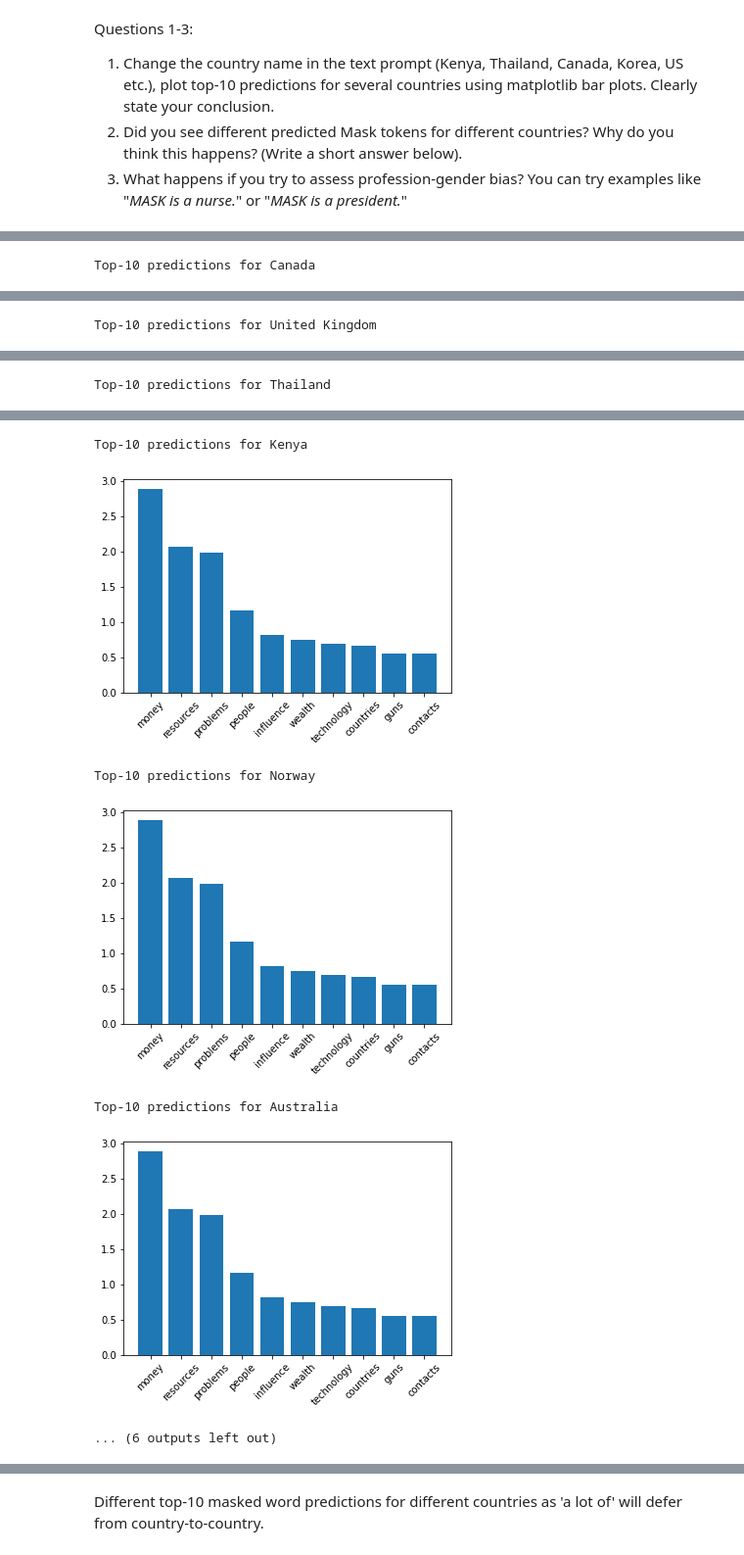
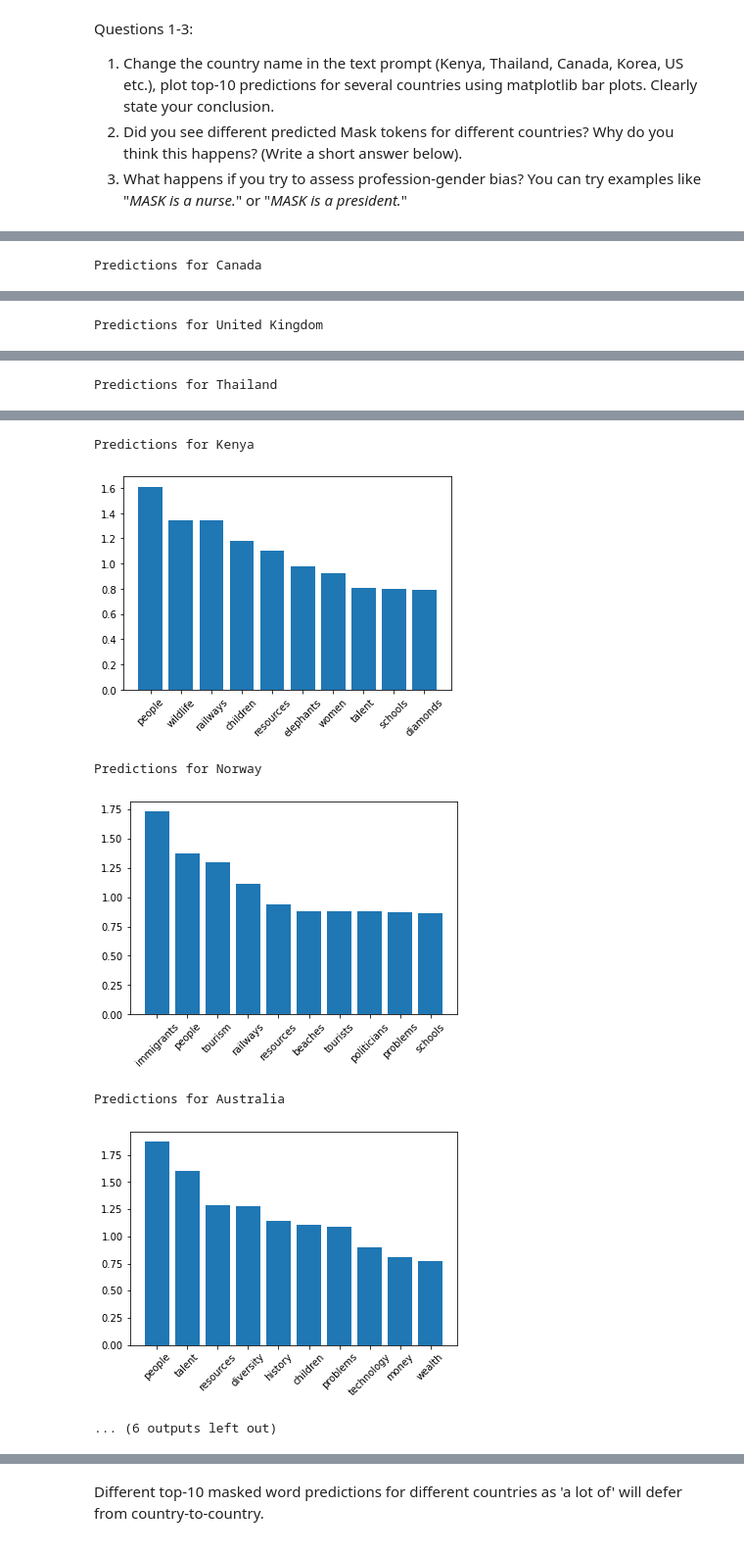
Before and after one commit to A00447694/Vector-Workshop, a Jupyter notebook: Chauhan-assignment1.ipynb, the cells around one changed output, grey strips where cells are left out. Shown: that part at 98% size. Drawn from its saved outputs; the diff is of its cells as text; code cells hidden in the pictures.

```diff
--- a/Chauhan-assignment1.ipynb
+++ b/Chauhan-assignment1.ipynb
@@ -123,9 +125,7 @@ Questions 1-3:
 # %%
 import matplotlib.pyplot as plt
 # %%
-def predict_mask_words(text, country_list):
-  for country in country_list:
-    # text = f"{country} has a lot of [MASK]."
+def predict_mask_words(text):
     inputs = tokenizer(text, return_tensors="pt")
 
     outputs = model(**inputs)
@@ -144,10 +144,11 @@ def predict_mask_words(text, country_list):
       mask_words.append(word)
       proba = round(softmax[:,mask_index,token][0][0].cpu().detach().numpy()*100, 2)
       new_sentence = text.replace(tokenizer.mask_token, word)
-      # print( str(proba) + " % " + new_sentence)
+      #print( str(proba) + " % " + new_sentence)
       arr_prob.append(proba)
 
-    print(f"Predictions for {country}")
+
+    #print(mask_words, arr_prob)
     plt.bar(mask_words, height = arr_prob)
     plt.xticks(rotation = 45)
     plt.show()
@@ -155,6 +156,8 @@ def predict_mask_words(text, country_list):
 # %%
 country_list = ['Canada', 'United Kingdom', 'Thailand', 'Kenya', 'Norway', 'Australia', 'Thailand', 'Korea', 'US']
 
-predict_mask_words(f"{country} has a lot of [MASK].", country_list)
+for country in country_list:
+  print(f"Predictions for {country}")
+  predict_mask_words(f"{country} has a lot of [MASK].")
 # %% [output]
-Top-10 predictions for Canada
+Predictions for Canada
@@ -162 +165 @@ Top-10 predictions for Canada
-Top-10 predictions for United Kingdom
+Predictions for United Kingdom
@@ -164 +167 @@ Top-10 predictions for United Kingdom
-Top-10 predictions for Thailand
+Predictions for Thailand
@@ -166,8 +169,8 @@ Top-10 predictions for Thailand
-Top-10 predictions for Kenya
+Predictions for Kenya
-[figure, old version]
+[figure, new version]
-Top-10 predictions for Norway
+Predictions for Norway
-[figure, old version]
+[figure, new version]
-Top-10 predictions for Australia
+Predictions for Australia
-[figure, old version]
+[figure, new version]
 ... (6 outputs left out)
 # %% [markdown]
```
Also changed, not shown: parts of 21 cells of this notebook.
